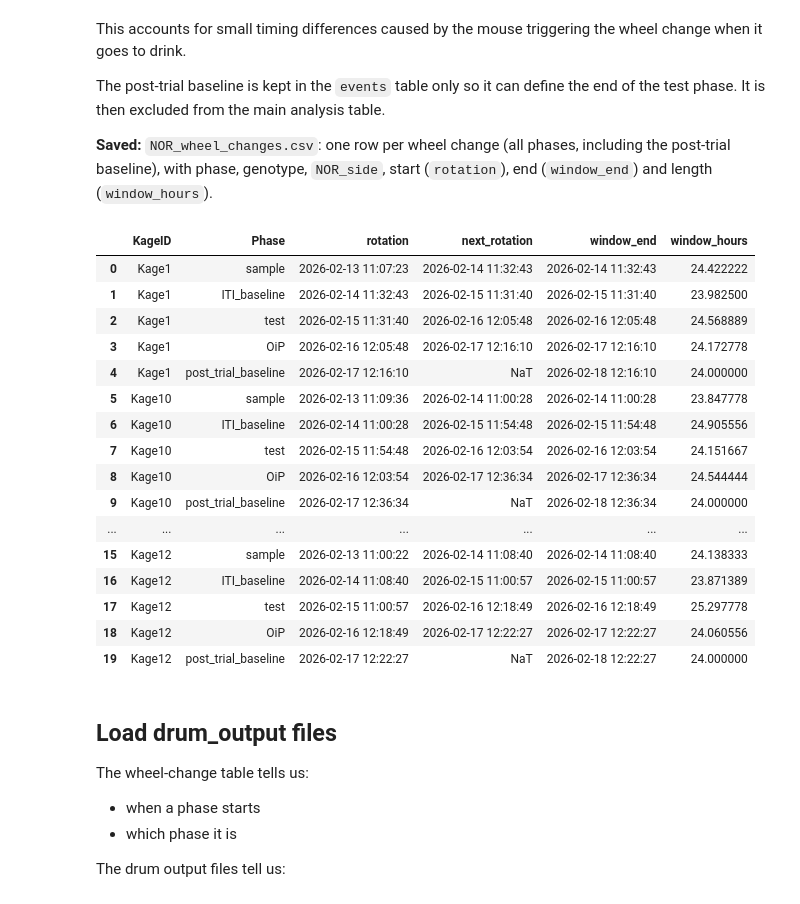
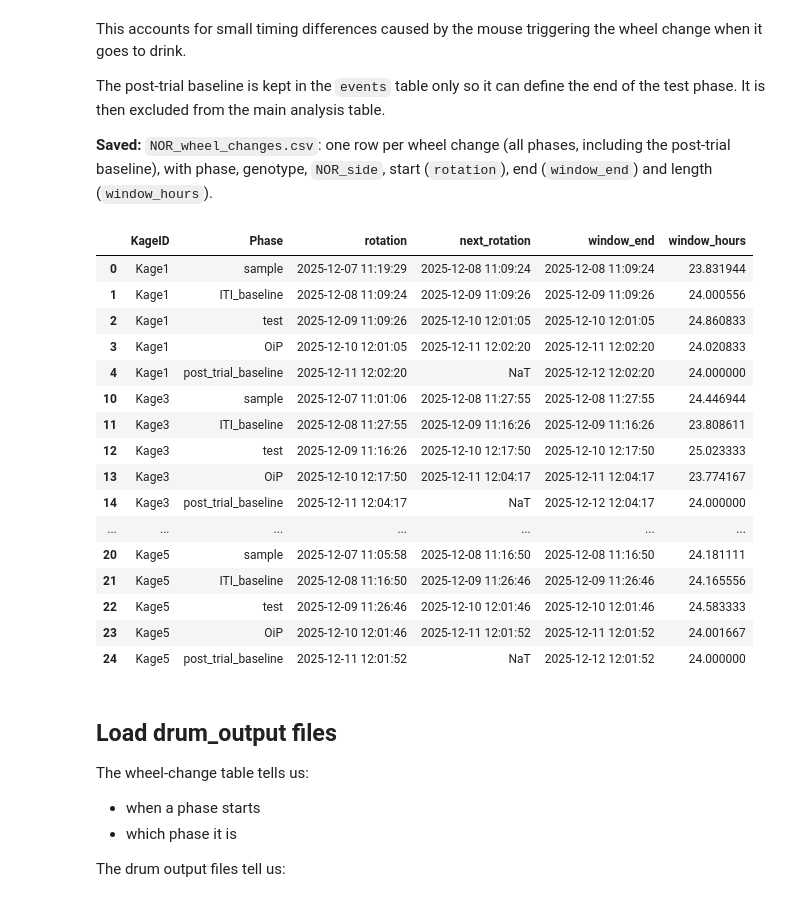
Before and after one commit to lkatsouri/SmartKages_NOR_T-maze, a Jupyter notebook: 1_SmartKage_NOR_postprocessing.ipynb, the cells around one changed output. Drawn from its saved outputs; the diff is of its cells as text; code cells hidden in the pictures.

```diff
--- a/1_SmartKage_NOR_postprocessing.ipynb
+++ b/1_SmartKage_NOR_postprocessing.ipynb
@@ -35,19 +36,14 @@ import sys
 # ------------------------------------------------------------------
 # Settings: the only cell you need to edit
 # ------------------------------------------------------------------
-# COHORT_DIR = Path("/Users/jiatongsun/SmartKages_T-maze_test_value/2026-01-Jan-Feb_RELN-COLBOS_Coh2") #<-- test cohort
 
+COHORT_DIR = Path('/Volumes/New Volume/2025-11-Nov-Dec_RELN-COLBOS_Coh1')
 
-# COHORT_DIR = Path('/Volumes/New Volume/2025-11-Nov-Dec_RELN-COLBOS_Coh1')
-COHORT_DIR = Path("/Volumes/New Volume/2026-01-Jan-Feb_RELN-COLBOS_Coh2") #<-- drive
-
-
-# DB_NAME = "DB"
 ROOT_DIR = COHORT_DIR / "DB"
 
 
-# OUTPUT_DIR = COHORT_DIR / "NOR_processed"     # per-cohort outputs
-OUTPUT_DIR = Path("/Users/jiatongsun/SmartKages_RELN-Colbos_analysis/2026-01-Jan-Feb_RELN-COLBOS_Coh2/NOR_processed") # temporary output dir for testing
+OUTPUT_DIR = COHORT_DIR / "NOR_processed"     # per-cohort outputs
+# OUTPUT_DIR = Path("/Users/jiatongsun/SmartKages_RELN-Colbos_analysis/2025-11-Nov-Dec_RELN-COLBOS_Coh1/NOR_processed") # temporary output dir for testing
 OUTPUT_DIR.mkdir(exist_ok=True)
 
 BIN_SIZE = 60        # 1-min bins
@@ -190,5 +186,19 @@ def main():
 # Combine all NOR_data.csv files
 print(f"Python: {sys.executable}")
 combined_nor = main()
+
+
+def order_for_saving(df, first_cols=("KageID", "Genotype", "NOR_side", "Phase", "rotation")):
+    """Order a table before saving.
+    Rows: by kage number (Kage1, Kage2, ..., Kage10, not text order), then in time order (wheel change, then
+    minute), so the phases of each mouse appear as they happened (pre_sample, sample, ITI baseline, test, ...).
+    Columns: the mouse and phase columns in first_cols come first.
+    """
+    df = df.copy()
+    df["_kage_number"] = df["KageID"].astype(str).str.extract(r"(\d+)", expand=False).astype(float)
+    sort_cols = ["_kage_number"] + [c for c in ("rotation", "bin") if c in df.columns]
+    df = df.sort_values(sort_cols, kind="stable").drop(columns="_kage_number").reset_index(drop=True)
+    front = [c for c in first_cols if c in df.columns]
+    return df[front + [c for c in df.columns if c not in front]]
 # %% [output]
 Python: /opt/anaconda3/envs/smart-kages/bin/python
@@ -388,50 +398,50 @@ events["next_rotation"] = (
 
 # Use next wheel change as the end of the analysis window
 events["window_end"] = events["next_rotation"]
 
 # For the last wheel change, fall back to 24 h
 events["window_end"] = events["window_end"].fillna(
     events["rotation"] + pd.Timedelta(hours=24)
 )
 events["window_hours"] = (events["window_end"] - events["rotation"]).dt.total_seconds() / 3600
 
 
 # For the main analysis, drop the post-trial baseline.
 # It is not part of the main NOR comparison.
 events_for_analysis = events[
     events["Phase"] != "post_trial_baseline"
 ].copy()
 
 
 # one file with every wheel change; Description is saved as Genotype, as in the other files
-events.rename(columns={"Description": "Genotype"}).to_csv(OUTPUT_DIR / "NOR_wheel_changes.csv", index=False)
+order_for_saving(events.rename(columns={"Description": "Genotype"})).to_csv(OUTPUT_DIR / "NOR_wheel_changes.csv", index=False)
 
 events[[
     "KageID",
     "Phase",
     "rotation",
     "next_rotation",
     "window_end",
     "window_hours"
 ]].head(20)
 # %% [output]
 |  | KageID | Phase | rotation | next_rotation | window_end | window_hours |
-| 0 | Kage1 | sample | 2026-02-13 11:07:23 | 2026-02-14 11:32:43 | 2026-02-14 11:32:43 | 24.422222 |
-| 1 | Kage1 | ITI_baseline | 2026-02-14 11:32:43 | 2026-02-15 11:31:40 | 2026-02-15 11:31:40 | 23.982500 |
-| 2 | Kage1 | test | 2026-02-15 11:31:40 | 2026-02-16 12:05:48 | 2026-02-16 12:05:48 | 24.568889 |
-| 3 | Kage1 | OiP | 2026-02-16 12:05:48 | 2026-02-17 12:16:10 | 2026-02-17 12:16:10 | 24.172778 |
-| 4 | Kage1 | post_trial_baseline | 2026-02-17 12:16:10 | NaT | 2026-02-18 12:16:10 | 24.000000 |
-| 5 | Kage10 | sample | 2026-02-13 11:09:36 | 2026-02-14 11:00:28 | 2026-02-14 11:00:28 | 23.847778 |
-| 6 | Kage10 | ITI_baseline | 2026-02-14 11:00:28 | 2026-02-15 11:54:48 | 2026-02-15 11:54:48 | 24.905556 |
-| 7 | Kage10 | test | 2026-02-15 11:54:48 | 2026-02-16 12:03:54 | 2026-02-16 12:03:54 | 24.151667 |
-| 8 | Kage10 | OiP | 2026-02-16 12:03:54 | 2026-02-17 12:36:34 | 2026-02-17 12:36:34 | 24.544444 |
-| 9 | Kage10 | post_trial_baseline | 2026-02-17 12:36:34 | NaT | 2026-02-18 12:36:34 | 24.000000 |
+| 0 | Kage1 | sample | 2025-12-07 11:19:29 | 2025-12-08 11:09:24 | 2025-12-08 11:09:24 | 23.831944 |
+| 1 | Kage1 | ITI_baseline | 2025-12-08 11:09:24 | 2025-12-09 11:09:26 | 2025-12-09 11:09:26 | 24.000556 |
+| 2 | Kage1 | test | 2025-12-09 11:09:26 | 2025-12-10 12:01:05 | 2025-12-10 12:01:05 | 24.860833 |
+| 3 | Kage1 | OiP | 2025-12-10 12:01:05 | 2025-12-11 12:02:20 | 2025-12-11 12:02:20 | 24.020833 |
+| 4 | Kage1 | post_trial_baseline | 2025-12-11 12:02:20 | NaT | 2025-12-12 12:02:20 | 24.000000 |
+| 10 | Kage3 | sample | 2025-12-07 11:01:06 | 2025-12-08 11:27:55 | 2025-12-08 11:27:55 | 24.446944 |
+| 11 | Kage3 | ITI_baseline | 2025-12-08 11:27:55 | 2025-12-09 11:16:26 | 2025-12-09 11:16:26 | 23.808611 |
+| 12 | Kage3 | test | 2025-12-09 11:16:26 | 2025-12-10 12:17:50 | 2025-12-10 12:17:50 | 25.023333 |
+| 13 | Kage3 | OiP | 2025-12-10 12:17:50 | 2025-12-11 12:04:17 | 2025-12-11 12:04:17 | 23.774167 |
+| 14 | Kage3 | post_trial_baseline | 2025-12-11 12:04:17 | NaT | 2025-12-12 12:04:17 | 24.000000 |
 | ... | ... | ... | ... | ... | ... | ... |
-| 15 | Kage12 | sample | 2026-02-13 11:00:22 | 2026-02-14 11:08:40 | 2026-02-14 11:08:40 | 24.138333 |
-| 16 | Kage12 | ITI_baseline | 2026-02-14 11:08:40 | 2026-02-15 11:00:57 | 2026-02-15 11:00:57 | 23.871389 |
-| 17 | Kage12 | test | 2026-02-15 11:00:57 | 2026-02-16 12:18:49 | 2026-02-16 12:18:49 | 25.297778 |
-| 18 | Kage12 | OiP | 2026-02-16 12:18:49 | 2026-02-17 12:22:27 | 2026-02-17 12:22:27 | 24.060556 |
-| 19 | Kage12 | post_trial_baseline | 2026-02-17 12:22:27 | NaT | 2026-02-18 12:22:27 | 24.000000 |
+| 20 | Kage5 | sample | 2025-12-07 11:05:58 | 2025-12-08 11:16:50 | 2025-12-08 11:16:50 | 24.181111 |
+| 21 | Kage5 | ITI_baseline | 2025-12-08 11:16:50 | 2025-12-09 11:26:46 | 2025-12-09 11:26:46 | 24.165556 |
+| 22 | Kage5 | test | 2025-12-09 11:26:46 | 2025-12-10 12:01:46 | 2025-12-10 12:01:46 | 24.583333 |
+| 23 | Kage5 | OiP | 2025-12-10 12:01:46 | 2025-12-11 12:01:52 | 2025-12-11 12:01:52 | 24.001667 |
+| 24 | Kage5 | post_trial_baseline | 2025-12-11 12:01:52 | NaT | 2025-12-12 12:01:52 | 24.000000 |
 # %% [markdown]
 ## Load drum_output files
 
```
Also changed, not shown: parts of 18 cells of this notebook, 2 other files.
